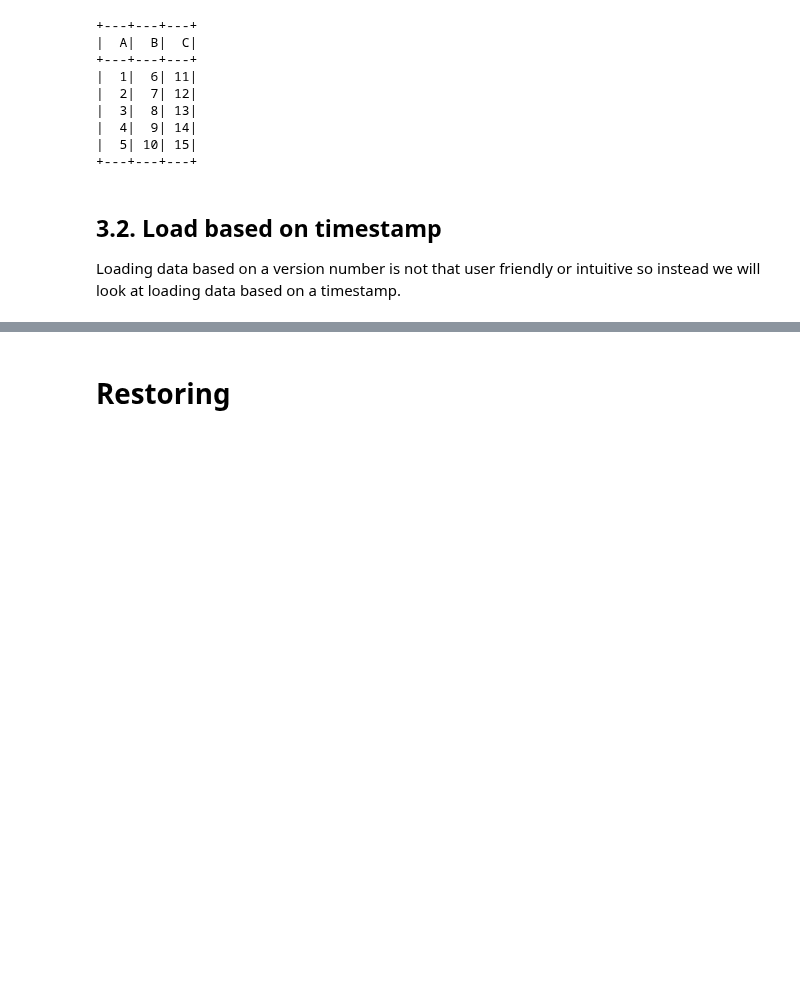
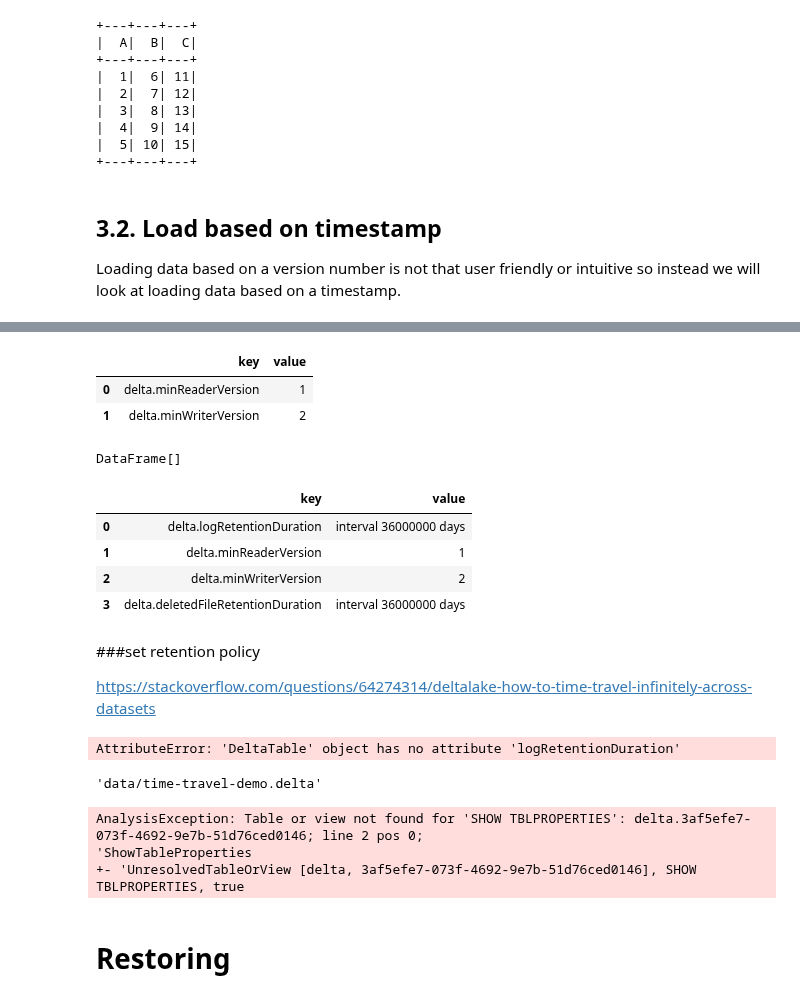
Before and after one commit to taylor-schneider/ml-training-jupyter-notebooks, a Jupyter notebook: Data Engineering/Data Lakehouse/Deltalake/Delta Lake Time Travel.ipynb, the cells around one changed output, grey strips where cells are left out. Saved outputs shown, nothing was run; the diff lists cells and outputs as text; code cells hidden in the pictures; blank space fills up the shorter version.

```diff
--- a/Data Engineering/Data Lakehouse/Deltalake/Delta Lake Time Travel.ipynb
+++ b/Data Engineering/Data Lakehouse/Deltalake/Delta Lake Time Travel.ipynb
@@ -635,2 +700,55 @@ AnalysisException: cannot resolve `C` in UPDATE clause given columns original.`A
+# %%
+sparkSession.sql(f"SHOW TBLPROPERTIES delta.`{p}`").toPandas()
+# %% [output]
+|  | key | value |
+| 0 | delta.minReaderVersion | 1 |
+| 1 | delta.minWriterVersion | 2 |
+# %%
+log_retention_days=36000000
+data_rentention_days=36000000
+
+sparkSession.sql(f"""
+alter table delta.`{p}` set TBLPROPERTIES (
+  delta.logRetentionDuration = 'interval {log_retention_days} days',
+  delta.deletedFileRetentionDuration = 'interval {data_rentention_days} days'
+)
+""")
+# %% [output]
+DataFrame[]
+# %%
+sparkSession.sql(f"SHOW TBLPROPERTIES delta.`{p}`").toPandas()
+# %% [output]
+|  | key | value |
+| 0 | delta.logRetentionDuration | interval 36000000 days |
+| 1 | delta.minReaderVersion | 1 |
+| 2 | delta.minWriterVersion | 2 |
+| 3 | delta.deletedFileRetentionDuration | interval 36000000 days |
+# %% [markdown]
+###set retention policy
+
+https://stackoverflow.com/questions/64274314/deltalake-how-to-time-travel-infinitely-across-datasets
+# %%
+from delta.tables import DeltaTable
+dt2 = DeltaTable.forPath(sparkSession, delta_table_path)
+deltaTable.logRetentionDuration
+# %% [output]
+AttributeError: 'DeltaTable' object has no attribute 'logRetentionDuration'
+# %%
+delta_table_path
+# %% [output]
+'data/time-travel-demo.delta'
+# %%
+# `3af5efe7-073f-4692-9e7b-51d76ced0146`
+
+query = f"""
+SHOW TBLPROPERTIES delta.`3af5efe7-073f-4692-9e7b-51d76ced0146`;
+"""
+
+result = sparkSession.sql(query)
+result.show()
+# %% [output]
+AnalysisException: Table or view not found for 'SHOW TBLPROPERTIES': delta.3af5efe7-073f-4692-9e7b-51d76ced0146; line 2 pos 0;
+'ShowTableProperties
++- 'UnresolvedTableOrView [delta, 3af5efe7-073f-4692-9e7b-51d76ced0146], SHOW TBLPROPERTIES, true
 # %% [markdown]
 # Restoring
```
Also changed, not shown: parts of 66 cells of this notebook.
